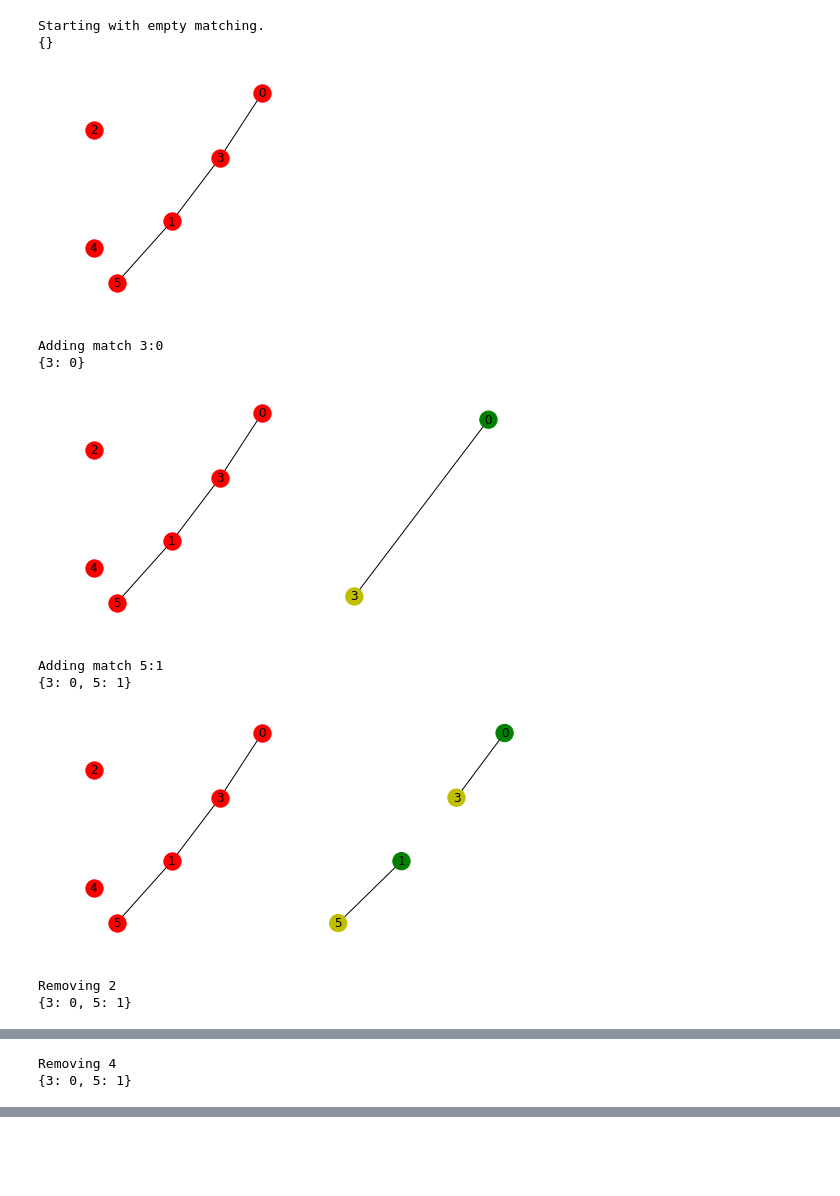
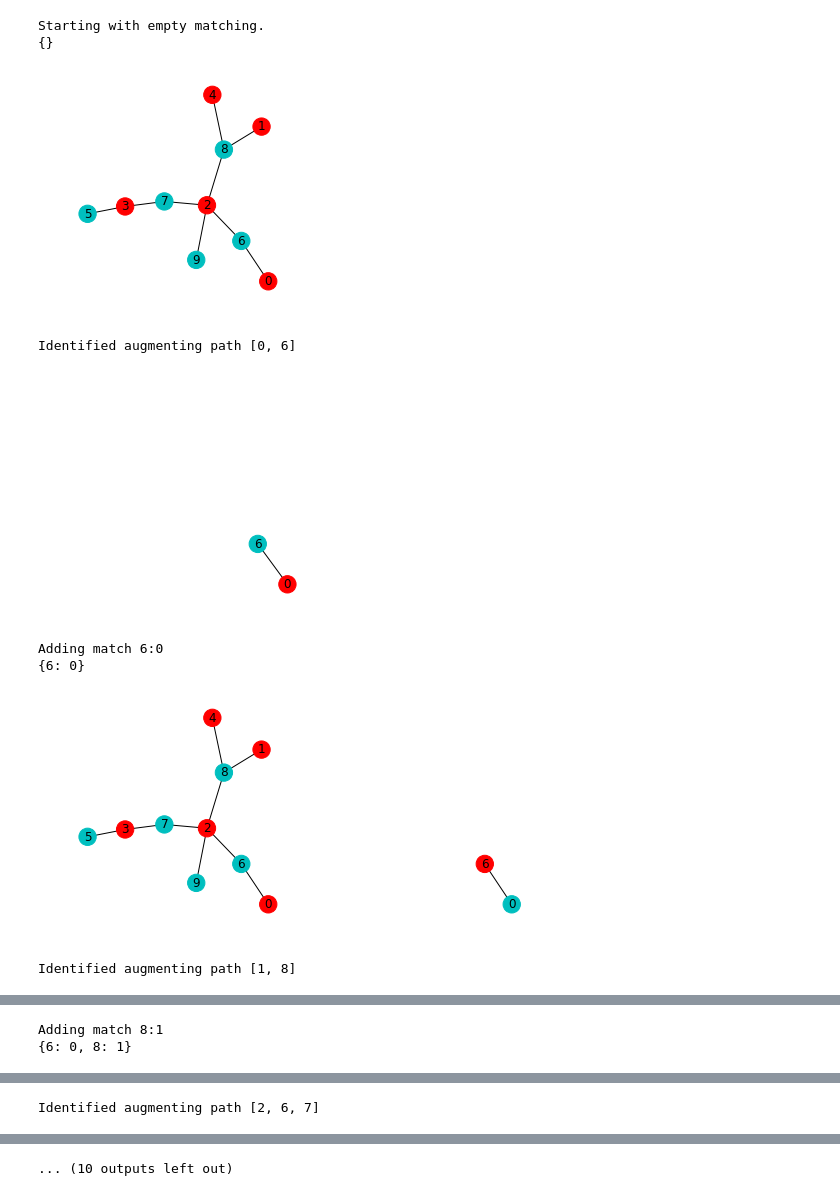
Before and after one commit to LucaCappelletti94/lectures-notes, a Jupyter notebook: Unimi/Ottimizzazione Combinatoria/Implementazioni/Algoritmo per il matching di massima cardinalità su grafo bipartito.ipynb, the cells around one changed output, grey strips where cells are left out. Drawn from its saved outputs; the diff is of its cells as text; code cells hidden in the pictures; blank space fills up the shorter version.

Commit message:
[OC] Added augmenting path graphics

```diff
--- a/Unimi/Ottimizzazione Combinatoria/Implementazioni/Algoritmo per il matching di massima cardinalità su grafo bipartito.ipynb
+++ b/Unimi/Ottimizzazione Combinatoria/Implementazioni/Algoritmo per il matching di massima cardinalità su grafo bipartito.ipynb
@@ -169,16 +218,14 @@ class Matching(dict):
             self._prepend_node(node)
 # %%
-G = bipartite.random_graph(3, 3, 0.5)
-M = Matching(G, descriptive=True)
+G = bipartite.random_graph(5, 5, 0.4)
+M = Matching(G, describe=True)
 # %% [output]
 Starting with empty matching.
 {}
-[figure, old version]
+[figure, new version]
-Adding match 3:0
-{3: 0}
+Identified augmenting path [0, 6]
-[figure, old version]
+[figure, new version]
-Adding match 5:1
-{3: 0, 5: 1}
+Adding match 6:0
+{6: 0}
-[figure, old version]
+[figure, new version]
-Removing 2
-{3: 0, 5: 1}
+Identified augmenting path [1, 8]
@@ -186,2 +233,2 @@ Removing 2
-Removing 4
-{3: 0, 5: 1}
+Adding match 8:1
+{6: 0, 8: 1}
@@ -188,0 +236 @@ Removing 4
+Identified augmenting path [2, 6, 7]
@@ -188,0 +238 @@ Removing 4
+... (10 outputs left out)
```
Also changed, not shown: parts of 3 cells of this notebook.
